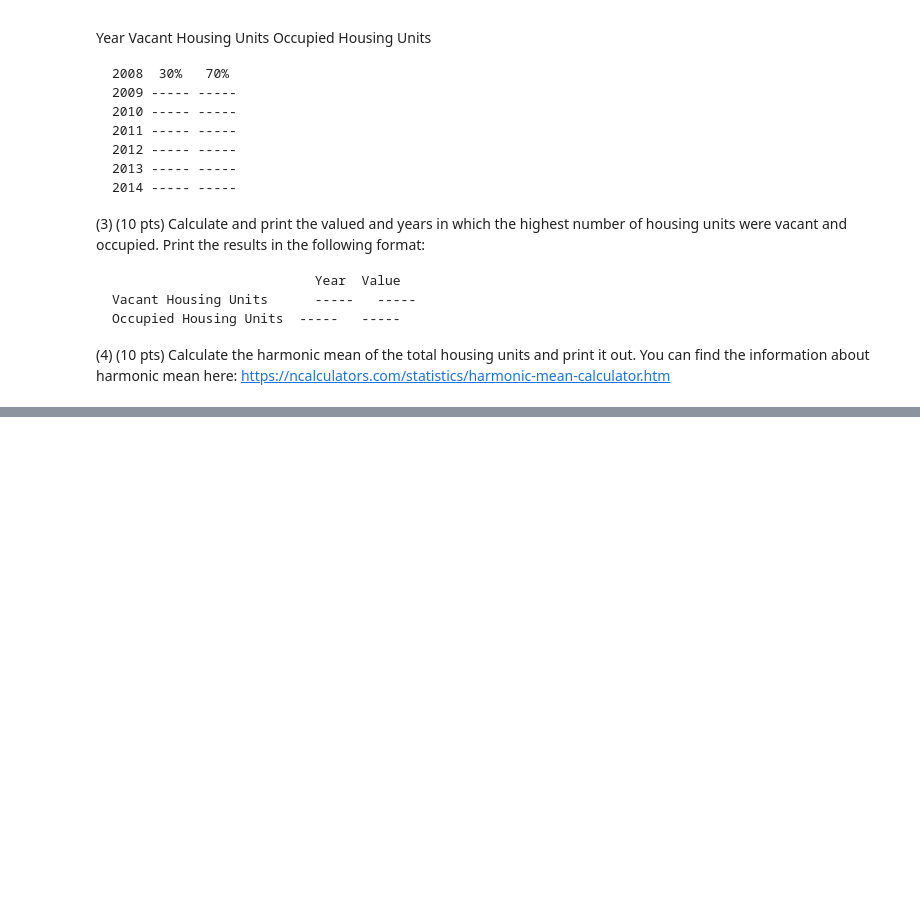
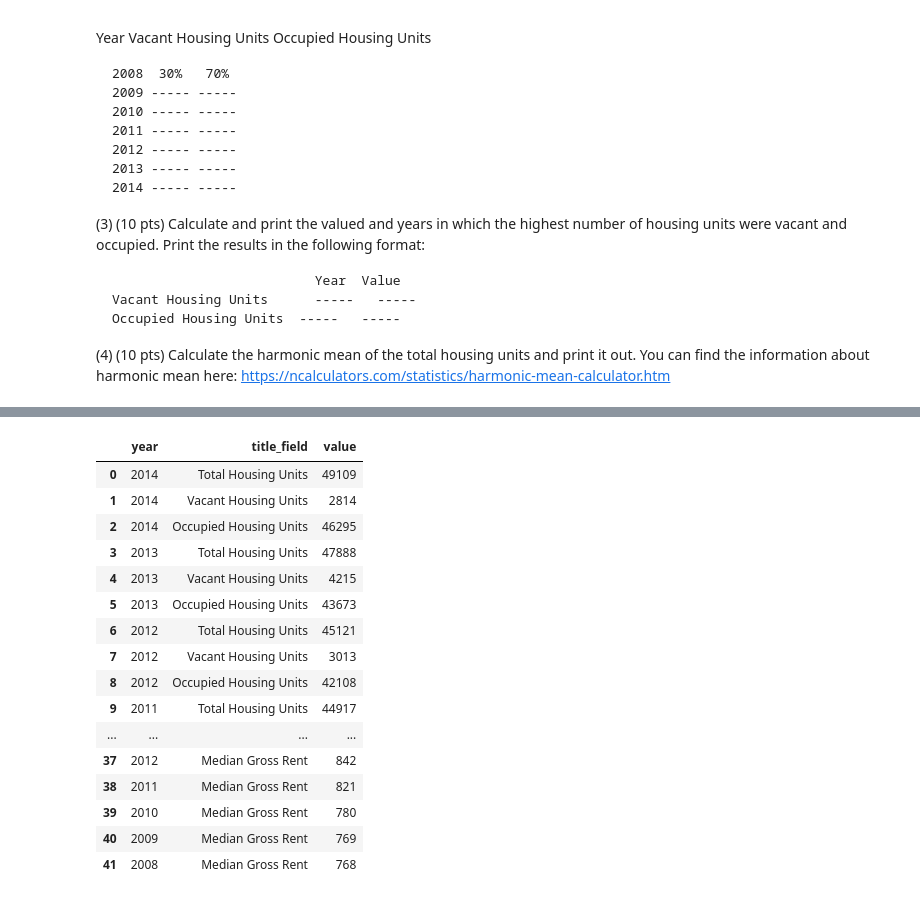
Before and after one commit to vishalpuri07/VISHAL_INFO5731_FALL2021, a Jupyter notebook: INFO5731_Assignment_One.ipynb, the cells around one changed output, grey strips where cells are left out. Drawn from its saved outputs; the diff is of its cells as text; code cells hidden in the pictures; blank space fills up the shorter version.

```diff
--- a/INFO5731_Assignment_One.ipynb
+++ b/INFO5731_Assignment_One.ipynb
@@ -70,0 +182,22 @@ Year Vacant Housing Units Occupied Housing Units
+# %%
+import pandas as pd # import pandas library to read the csv as dataframe. data frame aloows to perform data manupulation with ease.
+data = pd.read_csv("Assignment1_denton_housing.csv")
+data
+# %% [output]
+|  | year | title_field | value |
+| 0 | 2014 | Total Housing Units | 49109 |
+| 1 | 2014 | Vacant Housing Units | 2814 |
+| 2 | 2014 | Occupied Housing Units | 46295 |
+| 3 | 2013 | Total Housing Units | 47888 |
+| 4 | 2013 | Vacant Housing Units | 4215 |
+| 5 | 2013 | Occupied Housing Units | 43673 |
+| 6 | 2012 | Total Housing Units | 45121 |
+| 7 | 2012 | Vacant Housing Units | 3013 |
+| 8 | 2012 | Occupied Housing Units | 42108 |
+| 9 | 2011 | Total Housing Units | 44917 |
+| ... | ... | ... | ... |
+| 37 | 2012 | Median Gross Rent | 842 |
+| 38 | 2011 | Median Gross Rent | 821 |
+| 39 | 2010 | Median Gross Rent | 780 |
+| 40 | 2009 | Median Gross Rent | 769 |
+| 41 | 2008 | Median Gross Rent | 768 |
```
Also changed, not shown: parts of 23 cells of this notebook.
